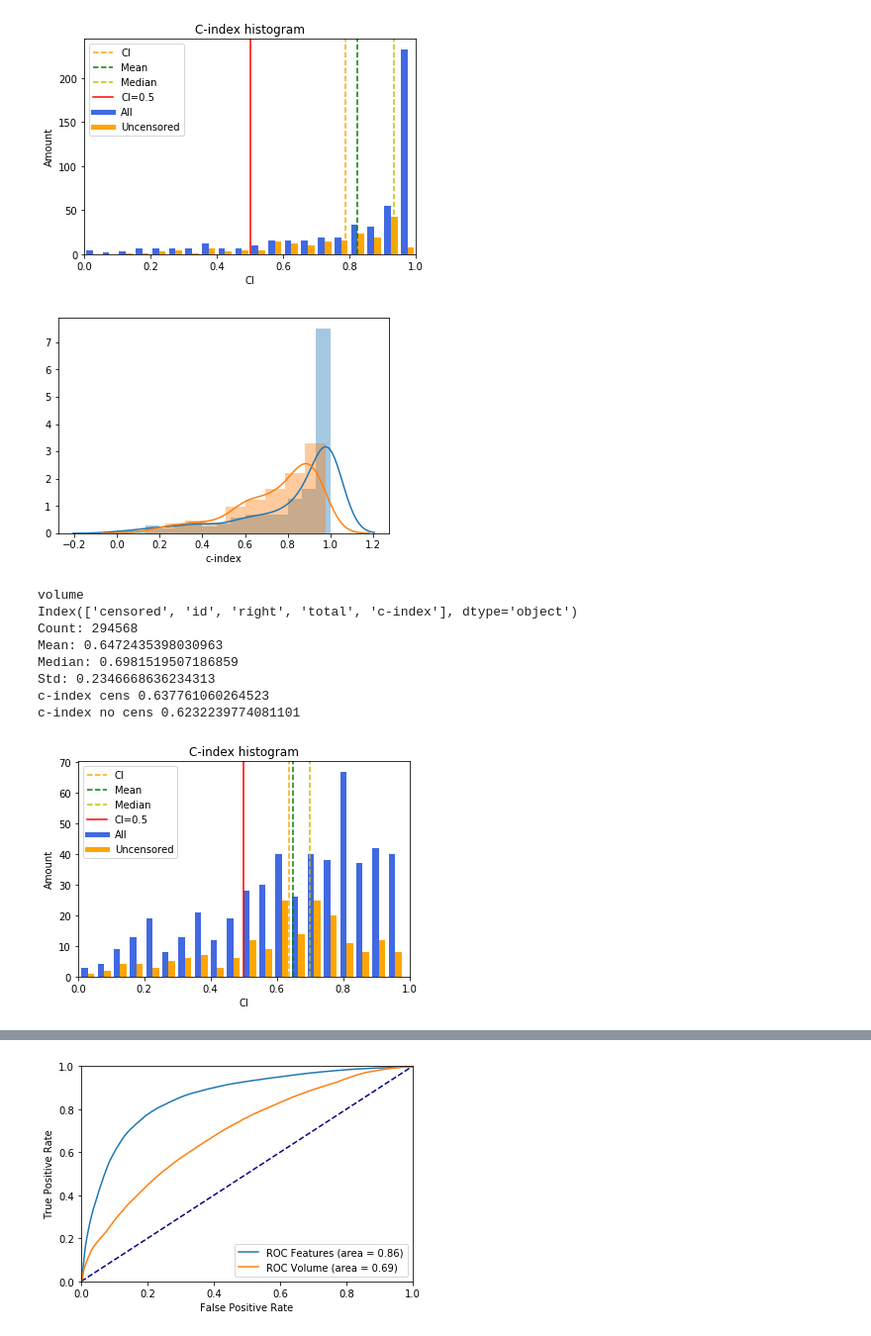
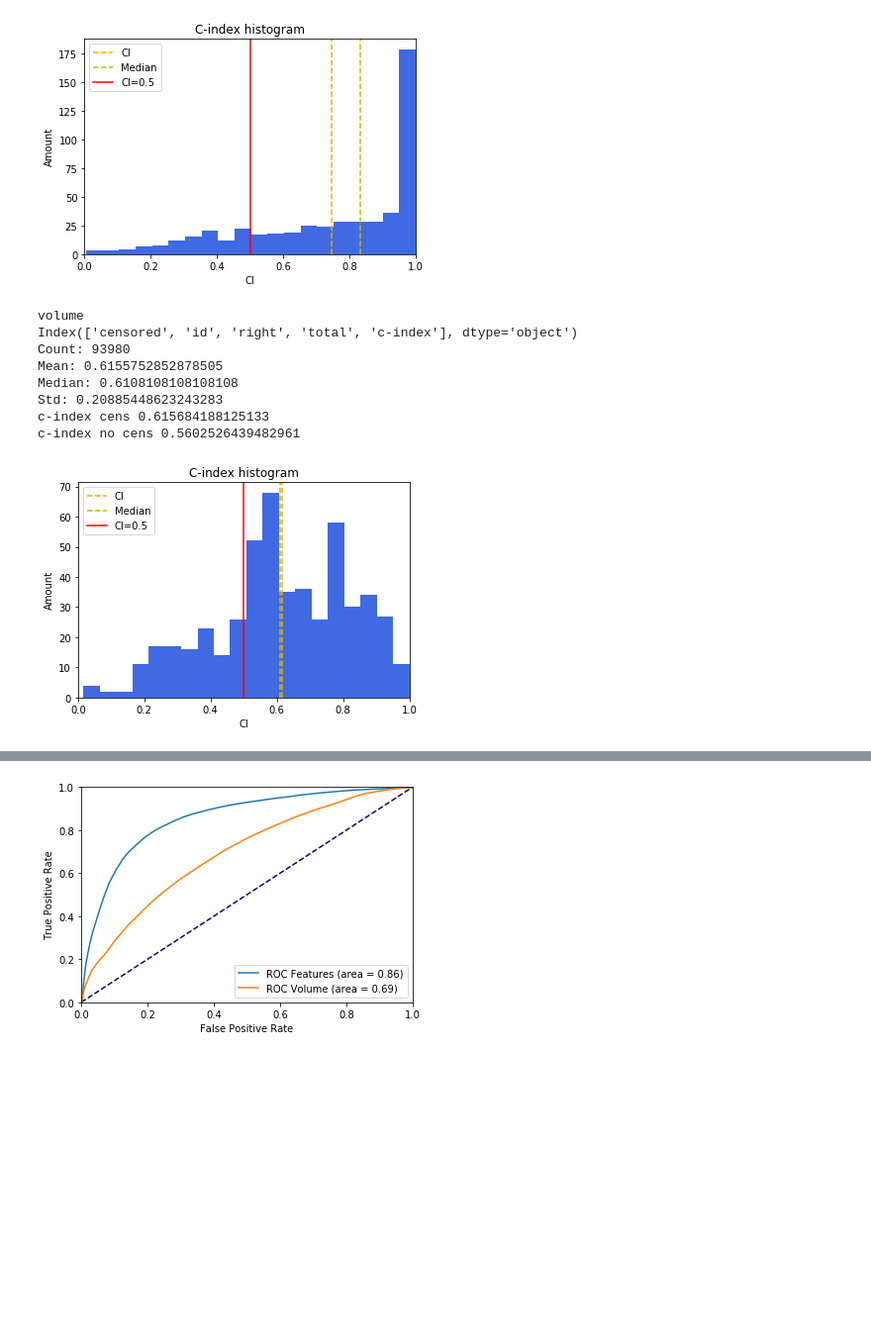
Before and after one commit to bhklab/DeepCINET, a Jupyter notebook: Jupyter/final_mixed_plots.ipynb, the cells around one changed output, grey strips where cells are left out. Shown at 99% size. Cells and saved outputs as stored; diff of their text form; code cells hidden in the pictures; blank space fills up the shorter version.

Commit message:
Improve results plots

```diff
--- a/Jupyter/final_mixed_plots.ipynb
+++ b/Jupyter/final_mixed_plots.ipynb
@@ -31,22 +32,22 @@ from utils import all_results
 
 results = {
     'volume': {
-        "mixed": all_results(DATA_RESULTS + "/Model_volume", "mixed"),
-        "train": all_results(DATA_RESULTS + "/Model_volume", "train"),
+        "mixed": all_results(DATA_RESULTS + "/Model_volume_fix_2", "mixed"),
+        # "train": all_results(DATA_RESULTS + "/Model_volume_fix_2", "train"),
     },
     'scalar': {
-        "mixed": all_results(DATA_RESULTS + "/Model_scalar", "mixed"),
-        "train": all_results(DATA_RESULTS + "/Model_scalar", "train"),
+        "mixed": all_results(DATA_RESULTS + "/Model_scalar_fix_2", "mixed"),
+        # "train": all_results(DATA_RESULTS + "/Model_scalar_fix_2", "train"),
     },
     'scalar_CV': {
-        "mixed": all_results(DATA_RESULTS + "/Model_scalar_4CV", "mixed"),
-        "train": all_results(DATA_RESULTS + "/Model_scalar_4CV", "train"),
-        "test": all_results(DATA_RESULTS + "/Model_scalar_4CV", "test"),
+        "mixed": all_results(DATA_RESULTS + "/Model_scalar_4CV_2", "mixed"),
+        "train": all_results(DATA_RESULTS + "/Model_scalar_4CV_2", "train"),
+        "test": all_results(DATA_RESULTS + "/Model_scalar_4CV_2", "test"),
     },
     'volume_CV': {
-        "mixed": all_results(DATA_RESULTS + "/Model_volume_4CV", "mixed"),
-        "train": all_results(DATA_RESULTS + "/Model_volume_4CV", "train"),
-        "test": all_results(DATA_RESULTS + "/Model_volume_4CV", "test"),
+        "mixed": all_results(DATA_RESULTS + "/Model_volume_4CV_2", "mixed"),
+        "train": all_results(DATA_RESULTS + "/Model_volume_4CV_2", "train"),
+        "test": all_results(DATA_RESULTS + "/Model_volume_4CV_2", "test"),
     }
 }
 
@@ -92,12 +93,18 @@ def results_hits(cens_results: pd.DataFrame, uncens_results: pd.DataFrame, name)
 
     print(f"c-index no cens {no_cens_c_index}")
 
-    n, bins, patches = plt.hist([cens_results['c-index'], uncens_results['c-index']],
+    n, bins, patches = plt.hist([
+                                    cens_results['c-index'],
+                                    # uncens_results['c-index']
+                                ],
                                 bins=20,
                                 label=['All', 'Non censored'],
-                                color=['royalblue', 'orange'])
+                                color=[
+                                    'royalblue',
+                                    # 'orange'
+                                ])
 
-    max_val = max(map(lambda x: max(map(lambda y: y.get_height(), x)), patches))
+    # max_val = max(map(lambda x: max(map(lambda y: y.get_height(), x)), patches))
 
     # n, bins, patches = plt.hist([cens_results['c-index']],
     #                             bins=20,
@@ -108,13 +115,14 @@ def results_hits(cens_results: pd.DataFrame, uncens_results: pd.DataFrame, name)
 
     plt.axvline(all_c_index, color='orange', linestyle='dashed')
     # plt.text(all_c_index, max_val*.8, 'CI all', rotation=90)
+    # plt.text(all_c_index, 150, 'CI all', rotation=90)
 
     plt.axvline(.5, color='r')
 
     # plt.axvline(no_cens_c_index, color='black', linestyle='dashed')
     # plt.text(no_cens_c_index, max_val*.8, 'CI no censored', rotation=90)
 
-    plt.axvline(float(mean), color='g', linestyle='dashed')
+    # plt.axvline(float(mean), color='g', linestyle='dashed')
     # plt.text(float(mean), max_val*.8, "mean", rotation=-90)
 
     plt.axvline(float(median), color='y', linestyle='dashed')
@@ -128,13 +136,20 @@ def results_hits(cens_results: pd.DataFrame, uncens_results: pd.DataFrame, name)
     ax = plt.gca()
     lines = [
         Line2D([0], [0], color='orange', linestyle='dashed'),
-        Line2D([0], [0], color='g', linestyle='dashed'),
+        # Line2D([0], [0], color='g', linestyle='dashed'),
         Line2D([0], [0], color='y', linestyle='dashed'),
         Line2D([0], [0], color='r'),
-        Line2D([0], [0], color='royalblue', lw=5),
-        Line2D([0], [0], color='orange', lw=5),
+        # Line2D([0], [0], color='royalblue', lw=5),
+        # Line2D([0], [0], color='orange', lw=5),
     ]
-    ax.legend(lines, ["CI", "Mean", "Median", "CI=0.5", "All", "Uncensored"])
+    ax.legend(lines, [
+        "CI",
+        # "Mean",
+        "Median",
+        "CI=0.5",
+        # "All",
+        # "Uncensored"
+    ])
 
     # plt.legend(loc='upper left')
     plt.title("C-index histogram")
@@ -167,11 +182,10 @@ c-index no cens 0.7401436261748224
-[figure, old version]
+[figure, new version]
+volume
+Index(['censored', 'id', 'right', 'total', 'c-index'], dtype='object')
+Count: 93980
+Mean: 0.6155752852878505
+Median: 0.6108108108108108
+Std: 0.20885448623243283
+c-index cens 0.615684188125133
+c-index no cens 0.5602526439482961
-[figure, old version]
+[figure, new version]
-volume
-Index(['censored', 'id', 'right', 'total', 'c-index'], dtype='object')
-Count: 294568
-Mean: 0.6472435398030963
-Median: 0.6981519507186859
-Std: 0.2346668636234313
-c-index cens 0.637761060264523
-c-index no cens 0.6232239774081101
-[figure, removed]
```
Also changed, not shown: parts of 5 cells of this notebook, 2 other files.
